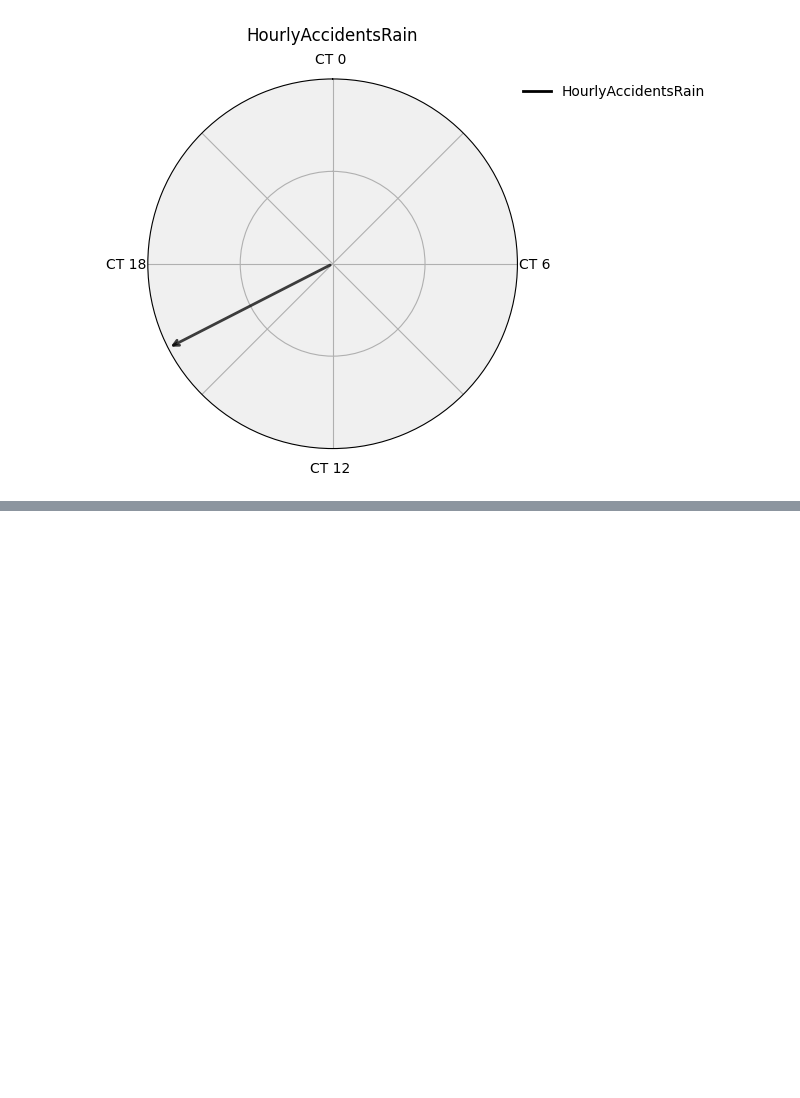
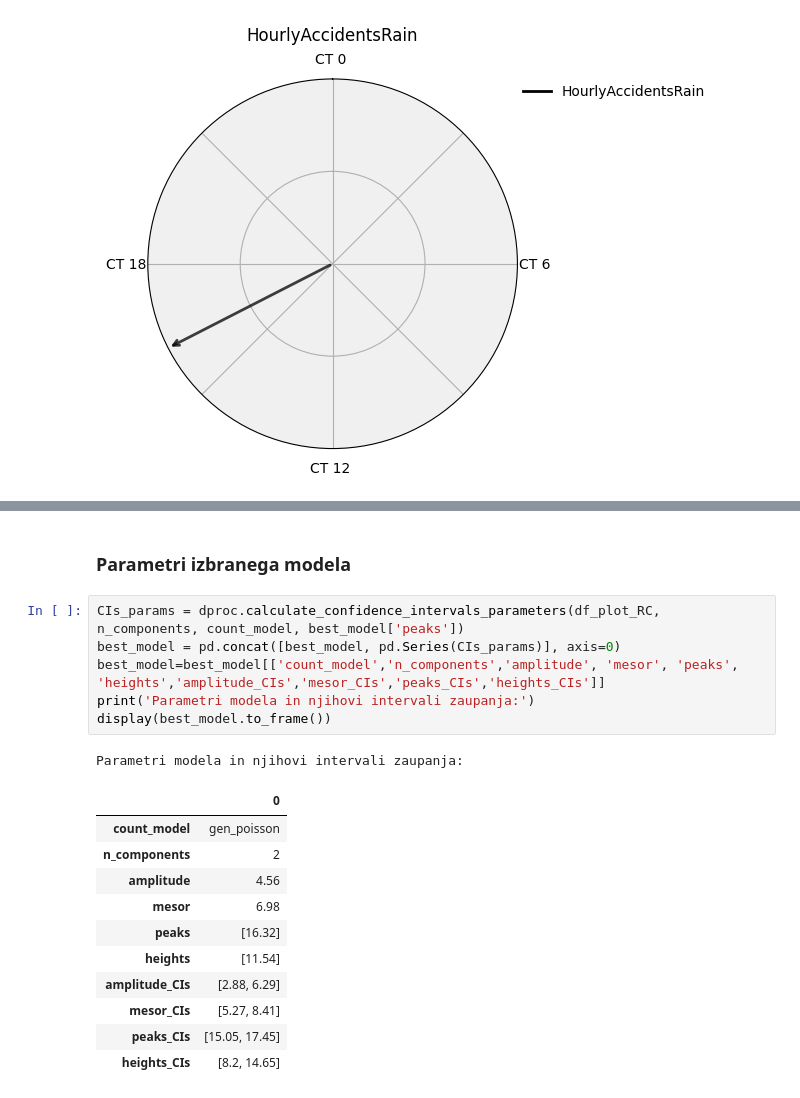
Before and after one commit to hanaskitek/diplomska-git, a Jupyter notebook: 08.1_kosinor_dez.ipynb, the cells around one changed output, grey strips where cells are left out. Saved outputs shown, nothing was run; the diff lists cells and outputs as text; blank space fills up the shorter version.

```diff
--- a/08.1_kosinor_dez.ipynb
+++ b/08.1_kosinor_dez.ipynb
@@ -138,0 +222,21 @@ cosinor.plot_df_models(df_plot, df_best_model)
+# %% [markdown]
+### Parametri izbranega modela
+# %%
+CIs_params = dproc.calculate_confidence_intervals_parameters(df_plot_RC, n_components, count_model, best_model['peaks'])
+best_model = pd.concat([best_model, pd.Series(CIs_params)], axis=0)
+best_model=best_model[['count_model','n_components','amplitude', 'mesor', 'peaks', 'heights','amplitude_CIs','mesor_CIs','peaks_CIs','heights_CIs']]
+print('Parametri modela in njihovi intervali zaupanja:')
+display(best_model.to_frame())
+# %% [output]
+Parametri modela in njihovi intervali zaupanja:
+|  | 0 |
+| count_model | gen_poisson |
+| n_components | 2 |
+| amplitude | 4.56 |
+| mesor | 6.98 |
+| peaks | [16.32] |
+| heights | [11.54] |
+| amplitude_CIs | [2.88, 6.29] |
+| mesor_CIs | [5.27, 8.41] |
+| peaks_CIs | [15.05, 17.45] |
+| heights_CIs | [8.2, 14.65] |
```
Also changed, not shown: parts of 14 cells of this notebook, 10 other files.
